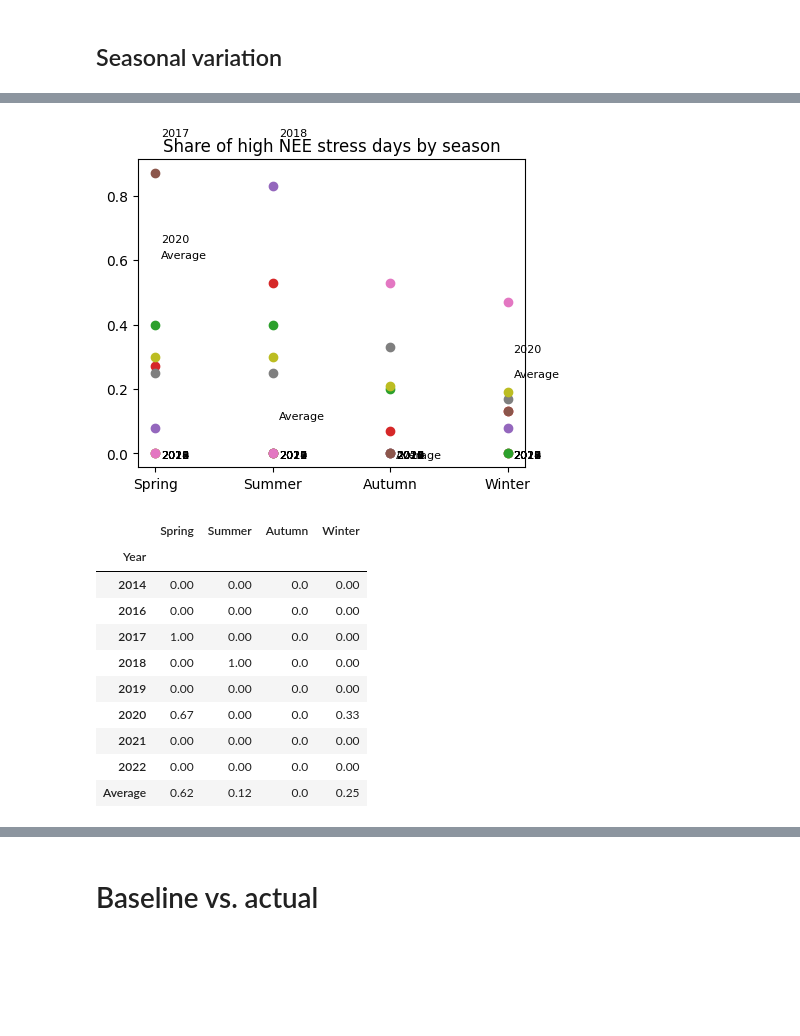
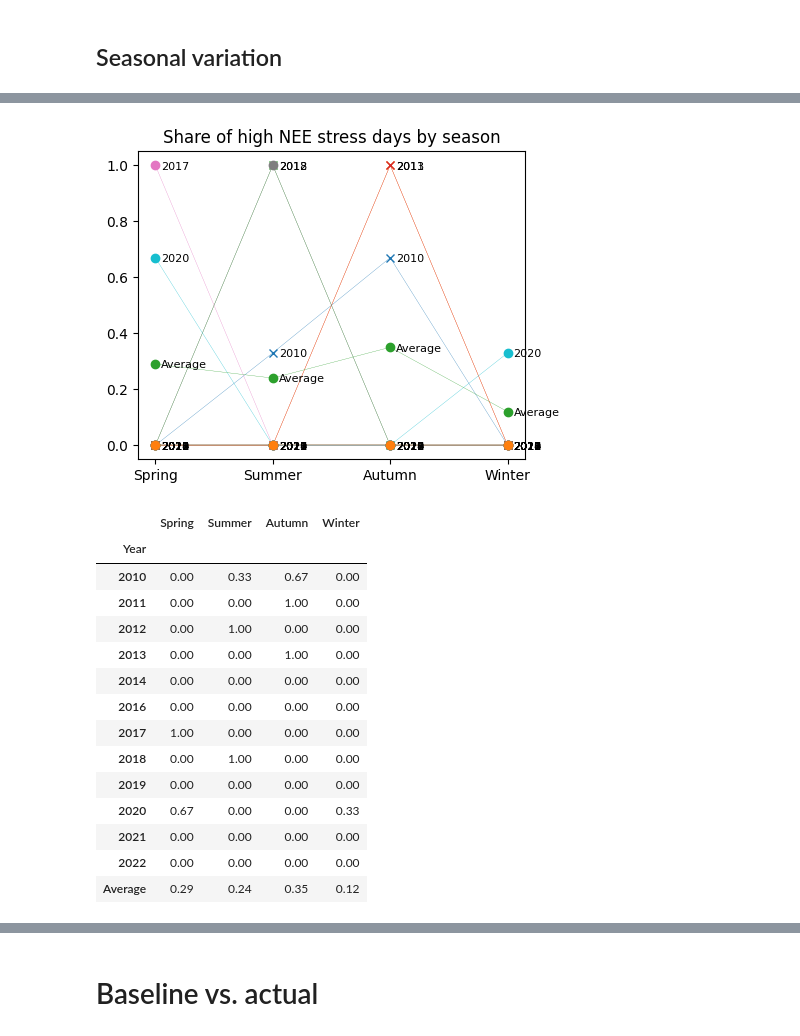
Before and after one commit to ramipiik/Data-Science-Project, a Jupyter notebook: main.ipynb, the cells around one changed output, grey strips where cells are left out. Drawn from its saved outputs; the diff is of its cells as text; code cells hidden in the pictures; blank space fills up the shorter version.

```diff
--- a/main.ipynb
+++ b/main.ipynb
@@ -42,7 +42,7 @@ DROP_TEST_YEARS_FROM_STATS = False
 ## Features and targets
 # %%
 # Select target variables to use.
-TARGET_VARIABLES = ["monoterp", "nee"]
+TARGET_VARIABLES = ["monoterp", "nee", "sensible_heat", "latent_heat"]
 
 # Verify the selected target variables
 possible_target_variables = ["monoterp", "sensible_heat", "latent_heat", "nee"]
@@ -62,7 +62,7 @@ if USE_THEORETICAL_BASELINE:
 EXCLUDE_NEGATIVE_MONOTERP = True
 
 # Define stress thresholds
-COMBINED_STRESS_THRESHOLD = 3.5
+COMBINED_STRESS_THRESHOLD = 10000 # Set purposefully high to ignore this criterion. Typically has been 3.5
 INDIVIDUAL_STRESS_THRESHOLD = 2
 
 # Keep only the rows where NEE_gapfilling_method is 0
@@ -73,7 +73,7 @@ IMPUTE = False
 
 # Impute missing cloud days. If there is no cloud data for a specific day, impute with -1 (no cloud)
 # This is needed in order to start the analysis from 2010-01-01, because cloud data is available from 2014-06-01
-IMPUTE_CLOUD_DATA = False
+IMPUTE_CLOUD_DATA = True
 
 # Choose whether to use lagging variables and lag_size
 USE_LAGS = False
@@ -1762,10 +1813,10 @@ autumn_share = autumn_summary_stats / summary_stats
 winter_share = winter_summary_stats / summary_stats
 
 # Keep only columns of interest: Year, High MT Days, High NEE Days, Low NEE Days
-spring_share = spring_share[["High MT Days", "High NEE Days", "Low NEE Days"]]
-summer_share = summer_share[["High MT Days", "High NEE Days", "Low NEE Days"]]
-autumn_share = autumn_share[["High MT Days", "High NEE Days", "Low NEE Days"]]
-winter_share = winter_share[["High MT Days", "High NEE Days", "Low NEE Days"]]
+spring_share = spring_share[["High MT", "High NEE", "Low NEE"]]
+summer_share = summer_share[["High MT", "High NEE", "Low NEE"]]
+autumn_share = autumn_share[["High MT", "High NEE", "Low NEE"]]
+winter_share = winter_share[["High MT", "High NEE", "Low NEE"]]
 
 # Add season to the column names
 spring_share.columns = [f"{col}_spring" for col in spring_share.columns]
@@ -1837,38 +1894,42 @@ display(high_mt_shares.T)
 # %%
 # Plot high NEE stress days by season
 plt.figure(figsize=(5, 4))
 if IMPUTE_CLOUD_DATA and CLOUDY_THRESHOLD<1:
-    plt.plot(high_nee_shares.loc[:,2010:2013], "x")
-    plt.plot(high_nee_shares.loc[:,2014:], "o")
+    plt.plot(high_nee_shares.loc[:,2010:2013], "x", linestyle='-', linewidth=0.2)
+    plt.plot(high_nee_shares.loc[:,2014:], "o", linestyle='-', linewidth=0.2)
 else:
-    plt.plot(high_mt_shares, "o")
+    plt.plot(high_mt_shares, "o", linestyle='-', linewidth=0.2)
 
 plt.title("Share of high NEE stress days by season")
 
 # Show the column name beside each point
 for i in range(len(high_nee_shares)):
     for j in range(len(high_nee_shares.columns)):
         plt.text(i+0.05, high_nee_shares.iloc[i, j]-0.015, high_nee_shares.columns[j], fontsize=8)
 
 
 # Show the plot
 plt.show()
 
 # Show the data
 display(high_nee_shares.T)
 # %% [output]
-[figure, old version]
+[figure, new version]
 |  | Spring | Summer | Autumn | Winter |
 | Year |  |  |  |  |
-| 2014 | 0.00 | 0.00 | 0.0 | 0.00 |
-| 2016 | 0.00 | 0.00 | 0.0 | 0.00 |
-| 2017 | 1.00 | 0.00 | 0.0 | 0.00 |
-| 2018 | 0.00 | 1.00 | 0.0 | 0.00 |
-| 2019 | 0.00 | 0.00 | 0.0 | 0.00 |
-| 2020 | 0.67 | 0.00 | 0.0 | 0.33 |
-| 2021 | 0.00 | 0.00 | 0.0 | 0.00 |
-| 2022 | 0.00 | 0.00 | 0.0 | 0.00 |
-| Average | 0.62 | 0.12 | 0.0 | 0.25 |
+| 2010 | 0.00 | 0.33 | 0.67 | 0.00 |
+| 2011 | 0.00 | 0.00 | 1.00 | 0.00 |
+| 2012 | 0.00 | 1.00 | 0.00 | 0.00 |
+| 2013 | 0.00 | 0.00 | 1.00 | 0.00 |
+| 2014 | 0.00 | 0.00 | 0.00 | 0.00 |
+| 2016 | 0.00 | 0.00 | 0.00 | 0.00 |
+| 2017 | 1.00 | 0.00 | 0.00 | 0.00 |
+| 2018 | 0.00 | 1.00 | 0.00 | 0.00 |
+| 2019 | 0.00 | 0.00 | 0.00 | 0.00 |
+| 2020 | 0.67 | 0.00 | 0.00 | 0.33 |
+| 2021 | 0.00 | 0.00 | 0.00 | 0.00 |
+| 2022 | 0.00 | 0.00 | 0.00 | 0.00 |
+| Average | 0.29 | 0.24 | 0.35 | 0.12 |
 # %%
 # Plot low NEE stress days by season
 plt.figure(figsize=(5, 4))
```
Also changed, not shown: parts of 31 cells of this notebook.
